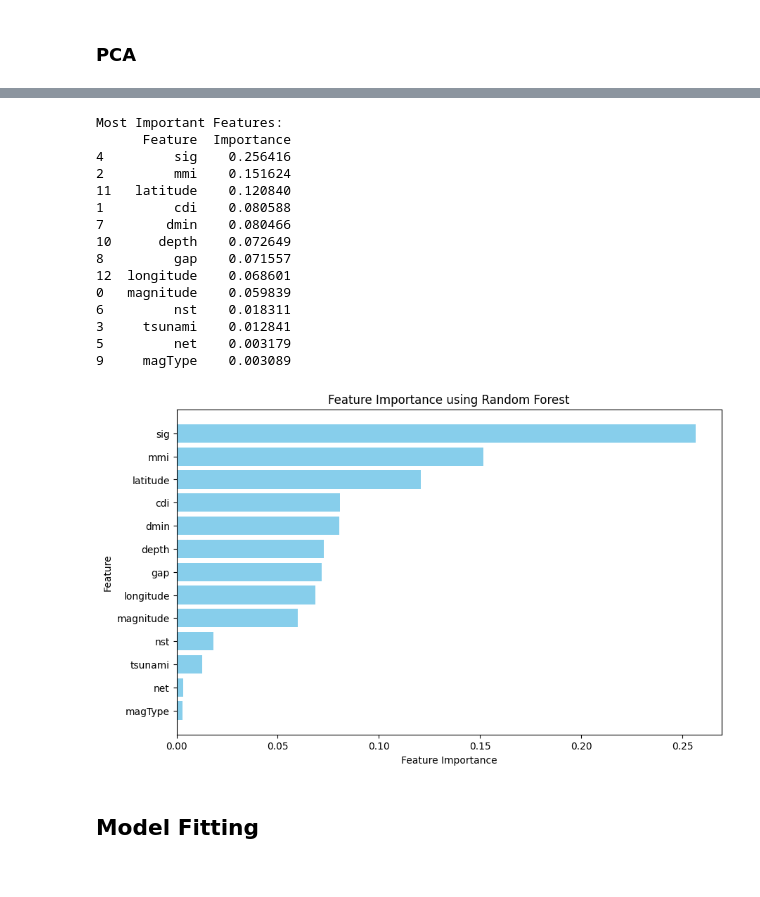
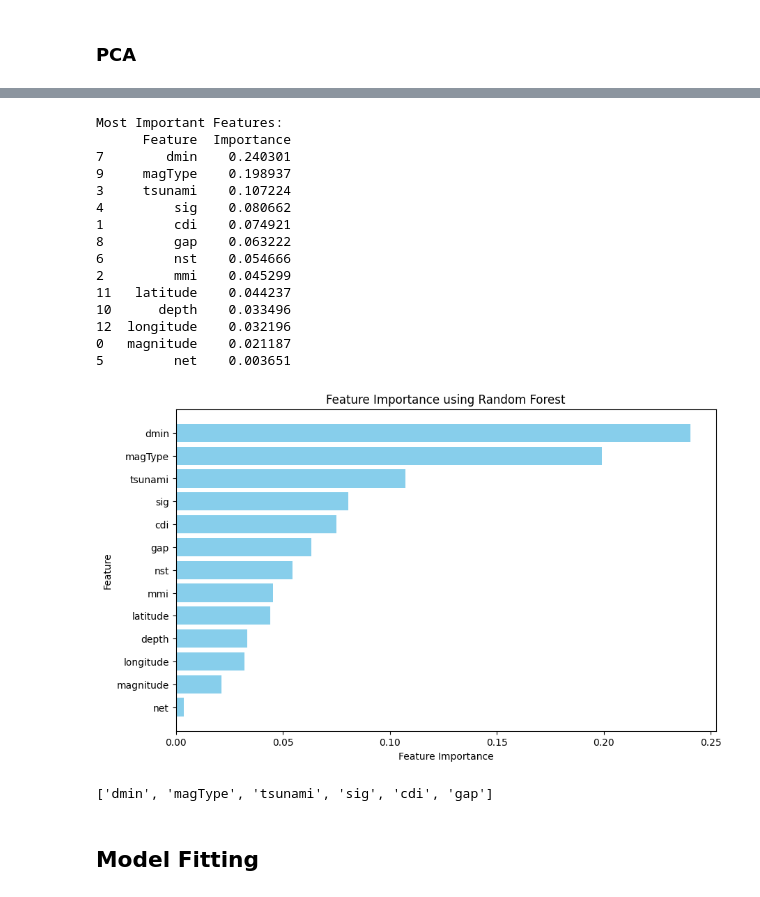
Before and after one commit to sakshat193/dataquest_JBBR, a Jupyter notebook: train3.ipynb, the cells around one changed output, grey strips where cells are left out. Cells and saved outputs as stored; diff of their text form; code cells hidden in the pictures.

Commit message:
final ml model after alert eda

```diff
--- a/train3.ipynb
+++ b/train3.ipynb
@@ -9,5 +8,5 @@ df.reset_index(drop=True, inplace=True)
 # %%
-df.drop(["Unnamed: 0.1","Unnamed: 0"],axis=1,inplace = True)
+df.drop(["Unnamed: 0"],axis=1,inplace = True)
 # %%
 df
 # %% [output]
@@ -64,7 +64,7 @@ df[df["alert"]=="red"]
 # %% [markdown]
 ## Feature Engineering
 # %%
-df_model=df.drop(columns=["title", "location", "continent", "country","date_time"])
+df_model=df.drop(columns=["title", "location", "continent", "country","date_time","date","time"])
 # %%
 df_model
 # %% [output]
@@ -83 +83,18 @@ df_model
 974 rows × 14 columns
+# %%
+from sklearn.preprocessing import LabelEncoder
+
+# Initialize LabelEncoder
+encoder = LabelEncoder()
+
+# Fit and transform the 'alert' column
+df_model['alert'] = encoder.fit_transform(df_model['alert'])
+
+# Display the result
+print("Encoded Alert Column Values:")
+print(df_model['alert'].unique())
+
+# To see the mapping of categories to numerical labels
+label_mapping = dict(zip(encoder.classes_, range(len(encoder.classes_))))
+print("\nLabel Mapping (Original -> Encoded):")
+print(label_mapping)
@@ -137,6 +156,6 @@ df_model
 # %%
-train_data = df_model[df_model['alert']!=4]
-test_data = df_model[df_model['alert']==4].drop("alert",axis =1)
+train_data = df_model[df_model['alert']!=5]
+test_data = df_model[df_model['alert']==5].drop("alert",axis =1)
 # %%
 train_data
 # %% [output]
@@ -293,55 +207,58 @@ X = train_data.drop('alert', axis=1)  # Features
 y = train_data['alert']  # Target
 
 # Step 2: Split the data into training and testing sets (optional, depending on your use case)
-X_train, X_test, y_train, y_test = train_test_split(X, y, test_size=0.2, random_state=42)
+X_train, X_test, y_train, y_test = train_test_split(X, y, test_size=0.1, random_state=42)
 
 # Step 3: Fit a Random Forest model
 rf = RandomForestClassifier(n_estimators=100, random_state=42)  # Use RandomForestRegressor for regression
 rf.fit(X_train, y_train)
 
 # Step 4: Get feature importances
 feature_importances = rf.feature_importances_
 
 # Step 5: Create a DataFrame for feature importance (for easy visualization)
 feature_importance_df = pd.DataFrame({
     'Feature': X.columns,
     'Importance': feature_importances
 })
 
 # Step 6: Sort features by importance
 feature_importance_df = feature_importance_df.sort_values(by='Importance', ascending=False)
 
 # Display the most important features
 print("Most Important Features:")
 print(feature_importance_df)
 
 # Step 7: Plot the feature importances
 plt.figure(figsize=(10, 6))
 plt.barh(feature_importance_df['Feature'], feature_importance_df['Importance'], color='skyblue')
 plt.xlabel('Feature Importance')
 plt.ylabel('Feature')
 plt.title('Feature Importance using Random Forest')
 plt.gca().invert_yaxis()  # Reverse the order to show the most important feature at the top
 plt.show()
 # %% [output]
 Most Important Features:
       Feature  Importance
-4         sig    0.256416
-2         mmi    0.151624
-11   latitude    0.120840
-1         cdi    0.080588
-7        dmin    0.080466
-10      depth    0.072649
-8         gap    0.071557
-12  longitude    0.068601
-0   magnitude    0.059839
-6         nst    0.018311
-3     tsunami    0.012841
-5         net    0.003179
-9     magType    0.003089
+7        dmin    0.240301
+9     magType    0.198937
+3     tsunami    0.107224
+4         sig    0.080662
+1         cdi    0.074921
+8         gap    0.063222
+6         nst    0.054666
+2         mmi    0.045299
+11   latitude    0.044237
+10      depth    0.033496
+12  longitude    0.032196
+0   magnitude    0.021187
+5         net    0.003651
-[figure, old version]
+[figure, new version]
 # %%
-Most_imp_feature = feature_importance_df["Feature"].unique()[0:5]
+Most_imp_feature = list(feature_importance_df["Feature"].unique())[0:6]
+Most_imp_feature
+# %% [output]
+['dmin', 'magType', 'tsunami', 'sig', 'cdi', 'gap']
 # %% [markdown]
 ## Model Fitting
 # %%
```
Also changed, not shown: parts of 16 cells of this notebook, 1 other file.
